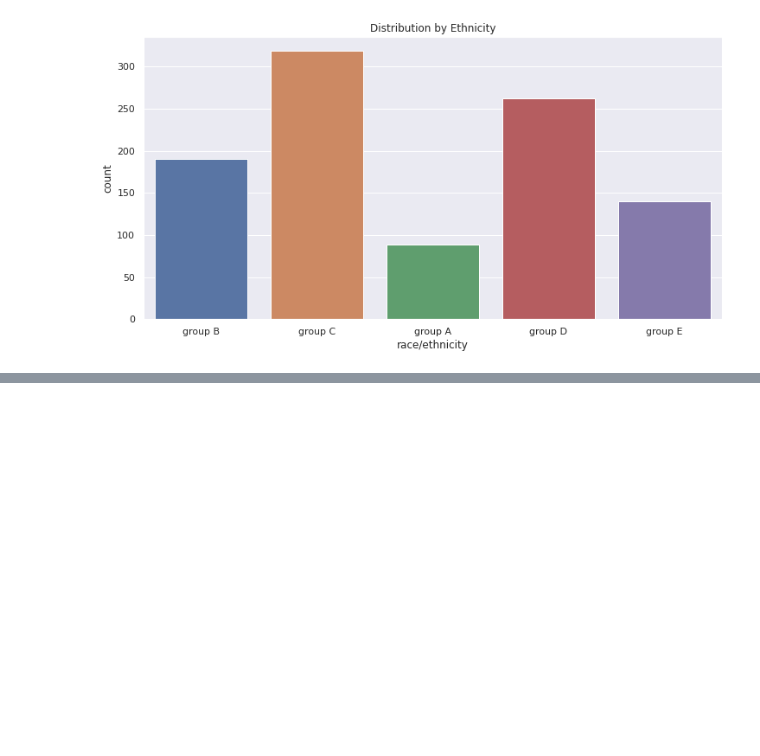
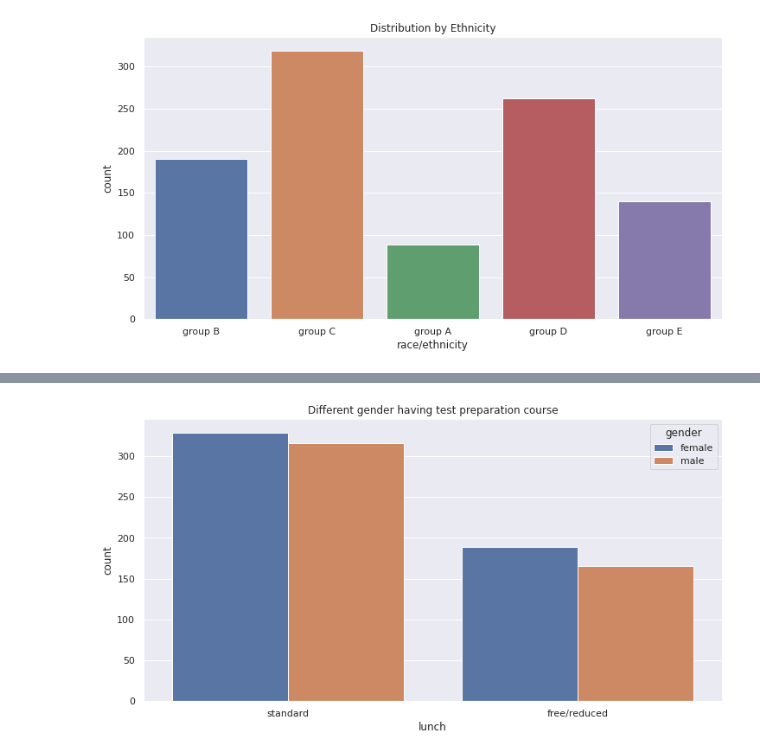
Before and after one commit to ashutosh1401/student-exam-performance, a Jupyter notebook: student-performance-in-exam.ipynb, the cells around one changed output, grey strips where cells are left out. Cells and saved outputs as stored; diff of their text form; code cells hidden in the pictures; blank space fills up the shorter version.

```diff
--- a/student-performance-in-exam.ipynb
+++ b/student-performance-in-exam.ipynb
@@ -131,0 +141,7 @@ plt.show()
+# %%
+plt.figure(figsize=(12,6))
+sns.countplot(data=sf,x='lunch',hue="gender")
+plt.title("Different gender having test preparation course")
+plt.show()
+# %% [output]
+[figure, added]
```
Also changed, not shown: parts of 5 cells of this notebook, 1 other file.
